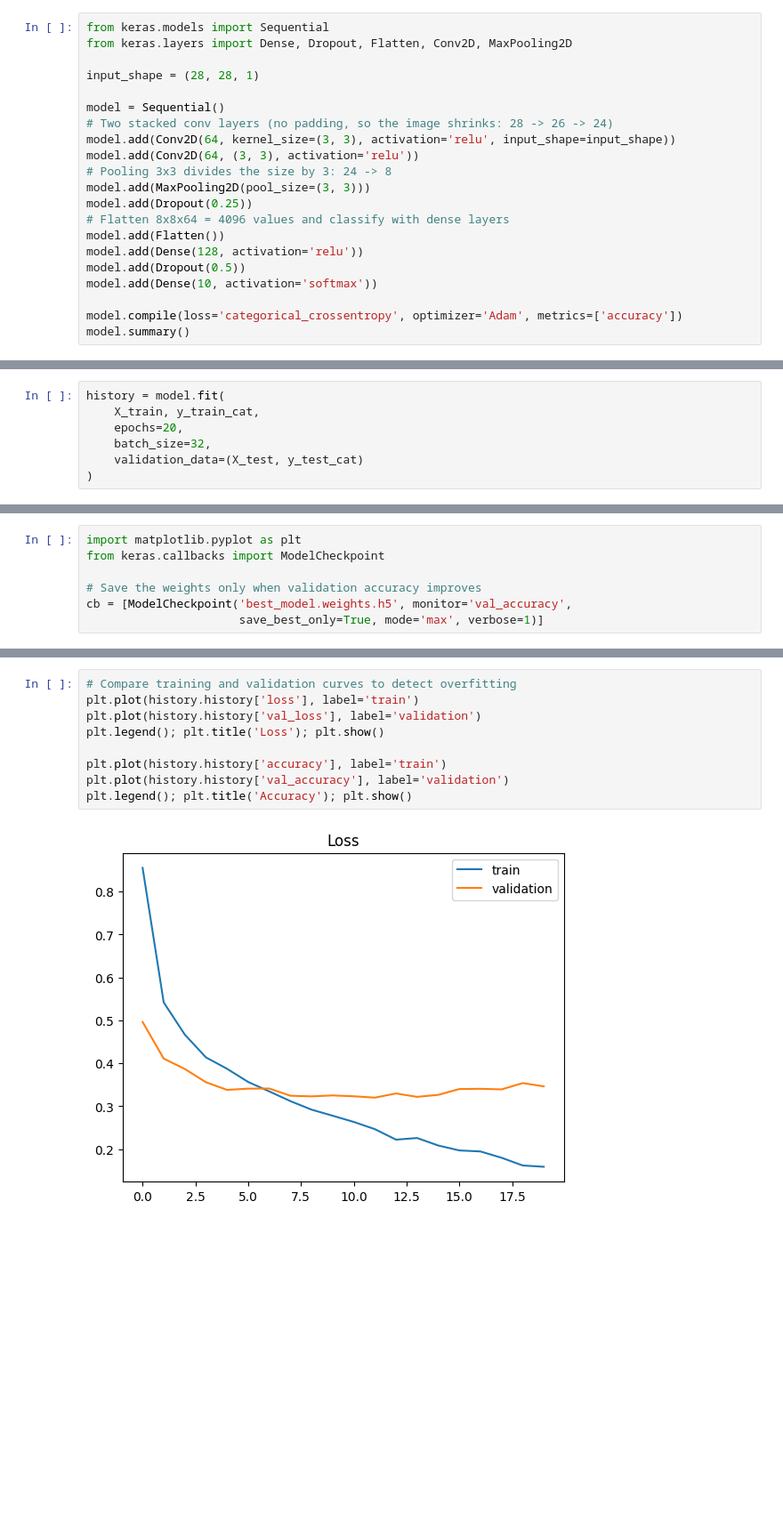
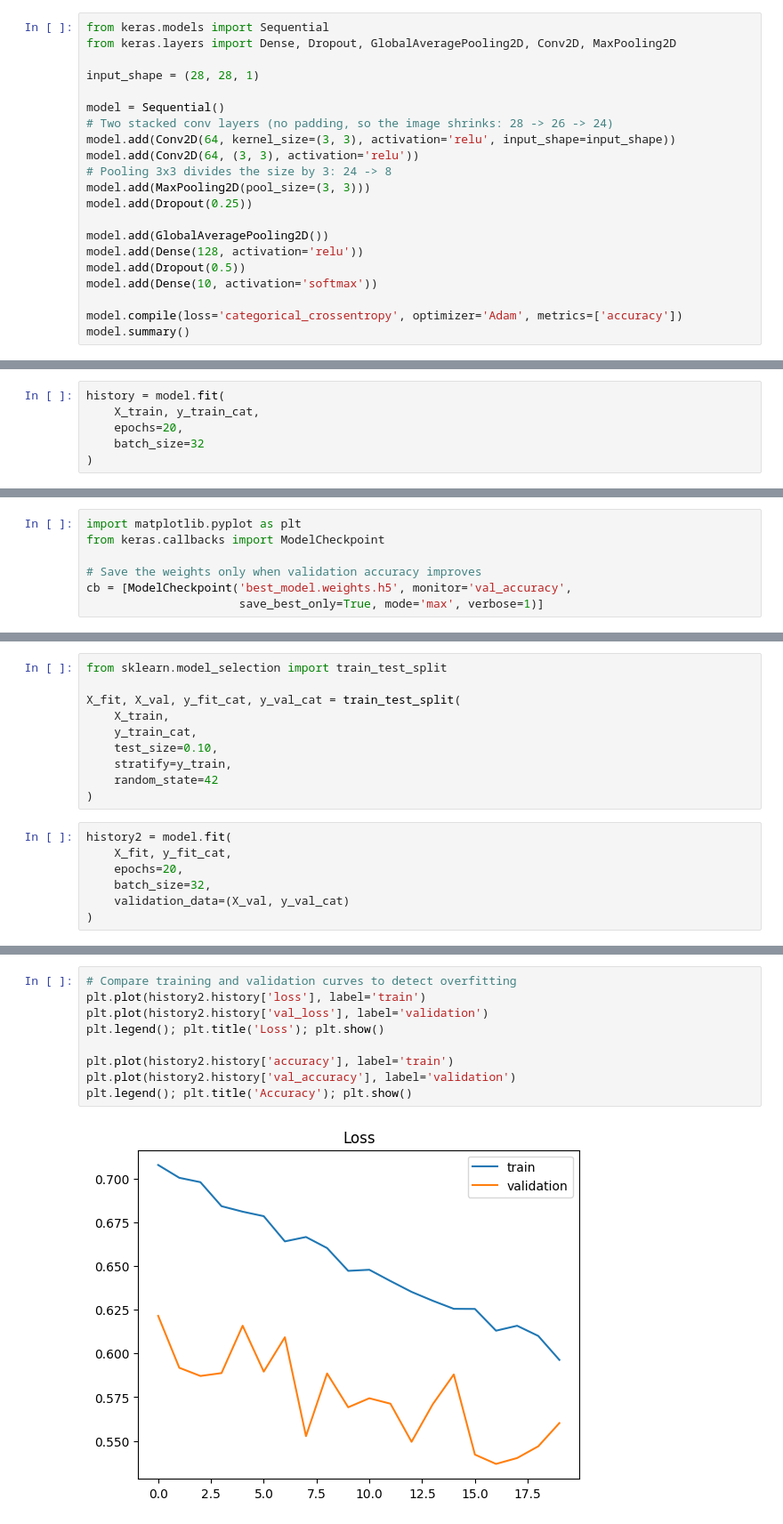
Before and after one commit to AnaDiazJ/egci463, a Jupyter notebook: Pattern_Midterm_Group9.ipynb, the cells around one changed output, grey strips where cells are left out. Shown at 89% size. Drawn from its saved outputs; the diff is of its cells as text; blank space fills up the shorter version.

```diff
--- a/Pattern_Midterm_Group9.ipynb
+++ b/Pattern_Midterm_Group9.ipynb
@@ -534,7 +534,7 @@ print(y_train_cat.shape)   # (8000, 10)
 (8000, 10)
 # %%
 from keras.models import Sequential
-from keras.layers import Dense, Dropout, Flatten, Conv2D, MaxPooling2D
+from keras.layers import Dense, Dropout, GlobalAveragePooling2D, Conv2D, MaxPooling2D
 
 input_shape = (28, 28, 1)
 
@@ -545,8 +545,8 @@ model.add(Conv2D(64, (3, 3), activation='relu'))
 # Pooling 3x3 divides the size by 3: 24 -> 8
 model.add(MaxPooling2D(pool_size=(3, 3)))
 model.add(Dropout(0.25))
-# Flatten 8x8x64 = 4096 values and classify with dense layers
-model.add(Flatten())
+
+model.add(GlobalAveragePooling2D())
 model.add(Dense(128, activation='relu'))
 model.add(Dropout(0.5))
 model.add(Dense(10, activation='softmax'))
@@ -581,8 +582,7 @@ Model: "sequential"
 history = model.fit(
     X_train, y_train_cat,
     epochs=20,
-    batch_size=32,
-    validation_data=(X_test, y_test_cat)
+    batch_size=32
 )
 # %% [output]
 Epoch 1/20
@@ -643,0 +656,17 @@ cb = [ModelCheckpoint('best_model.weights.h5', monitor='val_accuracy',
+# %%
+from sklearn.model_selection import train_test_split
+
+X_fit, X_val, y_fit_cat, y_val_cat = train_test_split(
+    X_train,
+    y_train_cat,
+    test_size=0.10,
+    stratify=y_train,
+    random_state=42
+)
+# %%
+history2 = model.fit(
+    X_fit, y_fit_cat,
+    epochs=20,
+    batch_size=32,
+    validation_data=(X_val, y_val_cat)
+)
@@ -644,11 +691,11 @@ cb = [ModelCheckpoint('best_model.weights.h5', monitor='val_accuracy',
 # %%
 # Compare training and validation curves to detect overfitting
-plt.plot(history.history['loss'], label='train')
-plt.plot(history.history['val_loss'], label='validation')
+plt.plot(history2.history['loss'], label='train')
+plt.plot(history2.history['val_loss'], label='validation')
 plt.legend(); plt.title('Loss'); plt.show()
 
-plt.plot(history.history['accuracy'], label='train')
-plt.plot(history.history['val_accuracy'], label='validation')
+plt.plot(history2.history['accuracy'], label='train')
+plt.plot(history2.history['val_accuracy'], label='validation')
 plt.legend(); plt.title('Accuracy'); plt.show()
 # %% [output]
-[figure, old version]
+[figure, new version]
```
Also changed, not shown: parts of 6 cells of this notebook.
